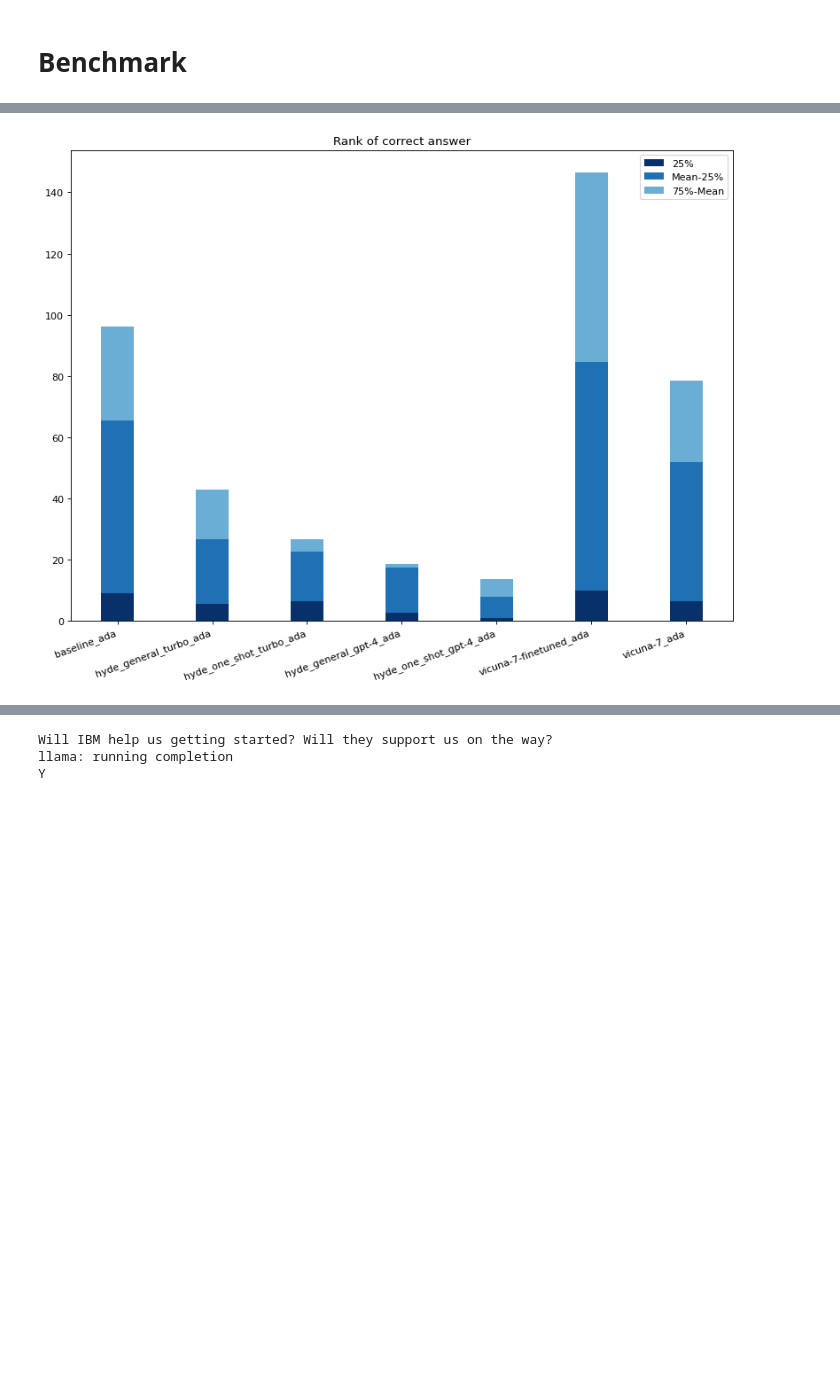
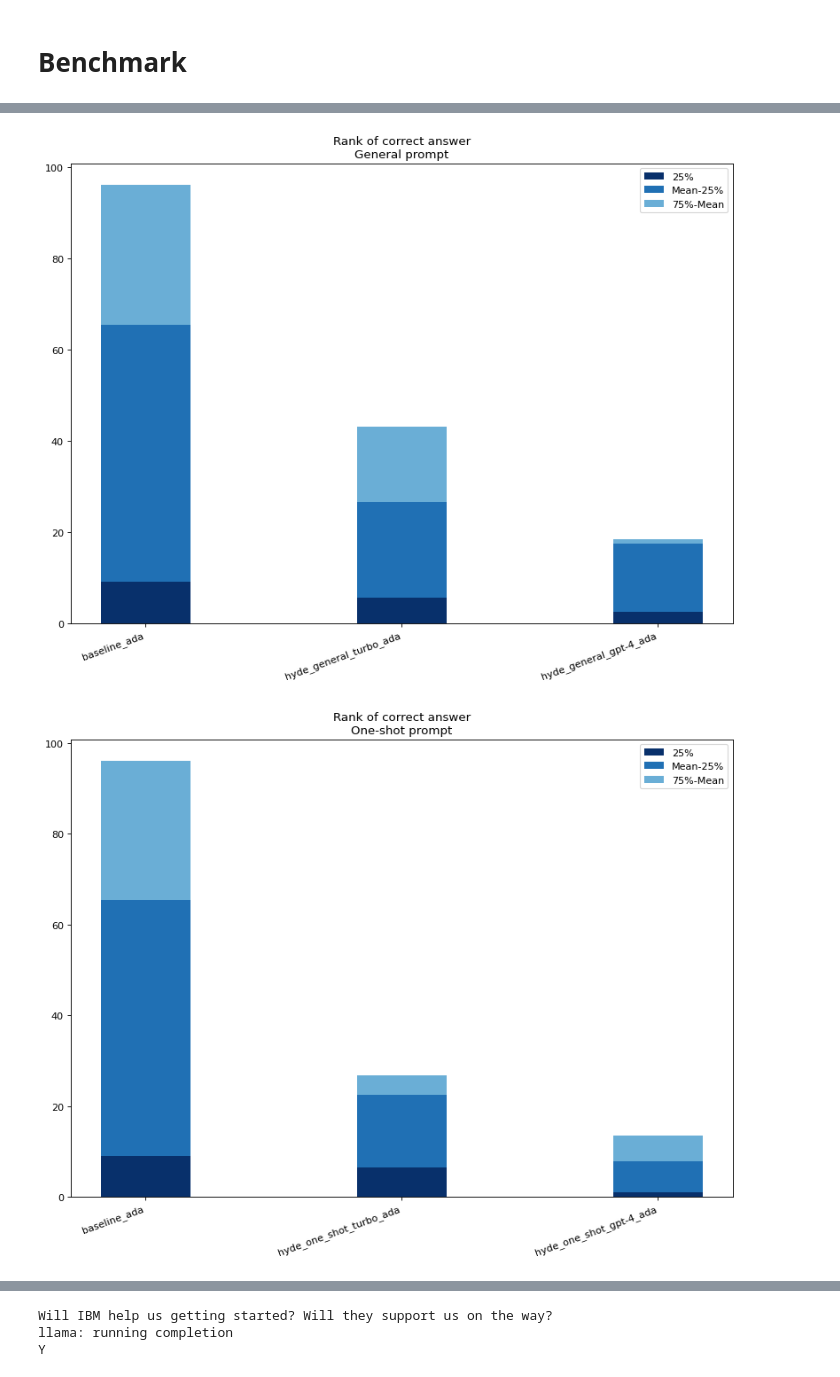
Before and after one commit to MerlinAGI/retrieval-experiments, a Jupyter notebook: benchmark.ipynb, the cells around one changed output, grey strips where cells are left out. Saved outputs shown, nothing was run; the diff lists cells and outputs as text; code cells hidden in the pictures; blank space fills up the shorter version.

```diff
--- a/benchmark.ipynb
+++ b/benchmark.ipynb
@@ -255,39 +255,50 @@ df.describe()
 | 75% | 96.000000 | 43.000000 | 22.500000 | 17.500000 | 13.500000 | ... |
 | max | 235.000000 | 80.000000 | 114.000000 | 85.000000 | 23.000000 | ... |
 # %%
+def plot(columns, title, stats):
+    stats_crop = stats[columns]
+    selected_stats = pd.DataFrame()
+    selected_stats['25%'] = stats_crop.loc['25%']
+    selected_stats['mean-25%'] = stats_crop.loc['mean'] - stats_crop.loc['25%']
+    selected_stats['75%-mean'] = stats_crop.loc['75%'] - stats_crop.loc['mean']
+    selected_stats = selected_stats.drop('question', errors='ignore')  # Drop 'question' column if it's not required
+    labels = selected_stats.index
+    mean_minus_25 = selected_stats['mean-25%']
+    twenty_five = selected_stats['25%']
+    seventy_five_minus_mean = selected_stats['75%-mean']
+
+    width = 0.35  # Width of the bars
+
+    # Get colormap
+    cmap = plt.get_cmap('Blues')
+    colors = [cmap(i) for i in np.linspace(0.5, 1, 3)]
+
+    fig, ax = plt.subplots(figsize=(10, 8), dpi=80)
+
+    # Stacked bar chart
+    rects1 = ax.bar(labels, twenty_five, width, label='25%',color=colors[2])
+    rects2 = ax.bar(labels, mean_minus_25, width, bottom=twenty_five, label='Mean-25%',color=colors[1])
+    rects3 = ax.bar(labels, seventy_five_minus_mean, width, bottom=twenty_five+mean_minus_25, label='75%-Mean',color=colors[0])
+
+    # Add some text for labels, title, and custom x-axis tick labels, etc.
+    ax.set_title(f'Rank of correct answer\n{title}')
+    ax.legend()
+
+    plt.xticks(rotation=20, ha='right')  # Rotate x-axis labels for better visibility if they're long
+
+    fig.tight_layout()
+    fig.savefig(f"output/{title}.png", dpi=180)
+    plt.show()
+
 stats = df.describe()
 
 
-selected_stats = pd.DataFrame()
-selected_stats['25%'] = stats.loc['25%']
-selected_stats['mean-25%'] = stats.loc['mean'] - stats.loc['25%']
-selected_stats['75%-mean'] = stats.loc['75%'] - stats.loc['mean']
-selected_stats = selected_stats.drop('question', errors='ignore')  # Drop 'question' column if it's not required
-labels = selected_stats.index
-mean_minus_25 = selected_stats['mean-25%']
-twenty_five = selected_stats['25%']
-seventy_five_minus_mean = selected_stats['75%-mean']
-
-width = 0.35  # Width of the bars
-
-# Get colormap
-cmap = plt.get_cmap('Blues')
-colors = [cmap(i) for i in np.linspace(0.5, 1, 3)]
-
-fig, ax = plt.subplots(figsize=(10, 8), dpi=80)
-
-# Stacked bar chart
-rects1 = ax.bar(labels, twenty_five, width, label='25%',color=colors[2])
-rects2 = ax.bar(labels, mean_minus_25, width, bottom=twenty_five, label='Mean-25%',color=colors[1])
-rects3 = ax.bar(labels, seventy_five_minus_mean, width, bottom=twenty_five+mean_minus_25, label='75%-Mean',color=colors[0])
-
-# Add some text for labels, title, and custom x-axis tick labels, etc.
-ax.set_title('Rank of correct answer')
-ax.legend()
-
-plt.xticks(rotation=20, ha='right')  # Rotate x-axis labels for better visibility if they're long
-
-fig.tight_layout()
-plt.show()
+plot(["baseline_ada", "hyde_general_turbo_ada", "hyde_general_gpt-4_ada"], "General prompt", stats)
+plot(["baseline_ada", "hyde_one_shot_turbo_ada", "hyde_one_shot_gpt-4_ada"], "One-shot prompt", stats)
+# select some rows only, vicuna fails on some questions
+df_cleaned = df.loc[[3, 4, 6]]
+stats_cleaned = df_cleaned.describe()
+plot(["baseline_ada", "vicuna-7-finetuned_ada"], "Vicuna *", stats_cleaned)
 # %% [output]
-[figure, old version]
+[figure, new version]
+[figure, added]
```
Also changed, not shown: parts of 3 cells of this notebook, 2 other files.
